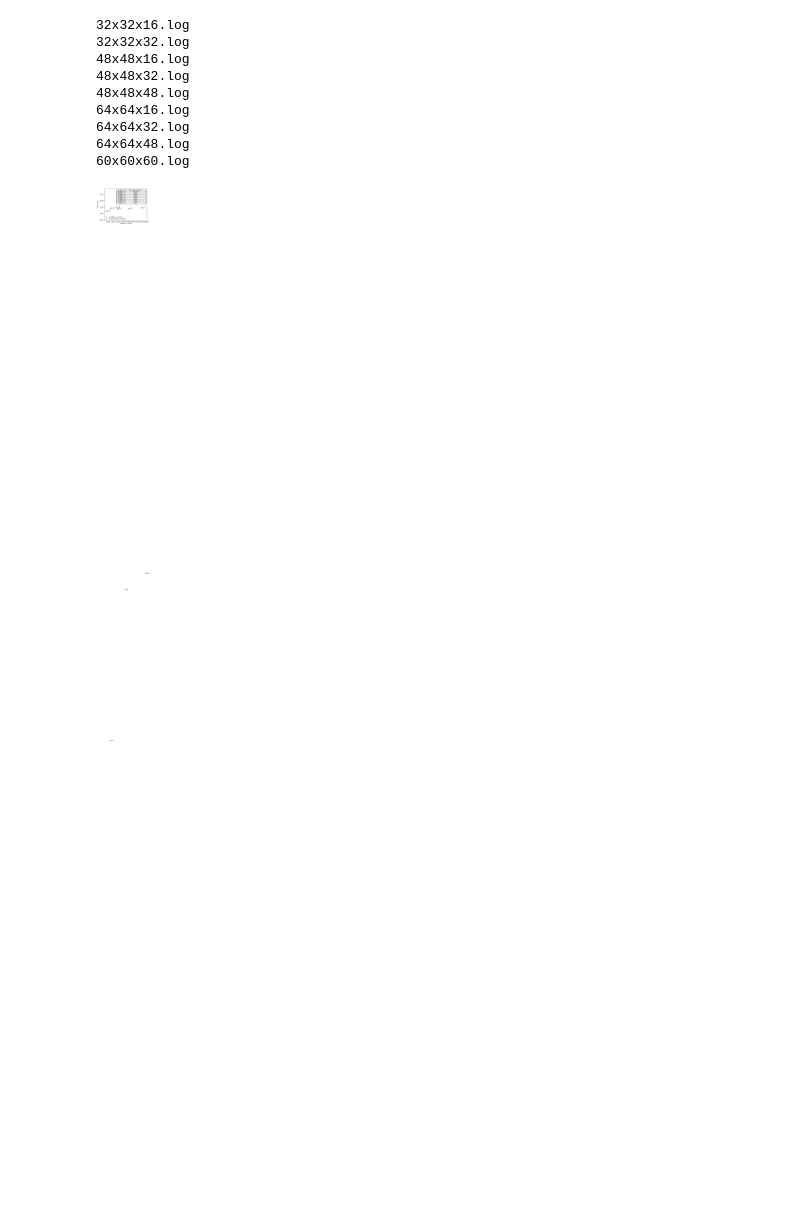
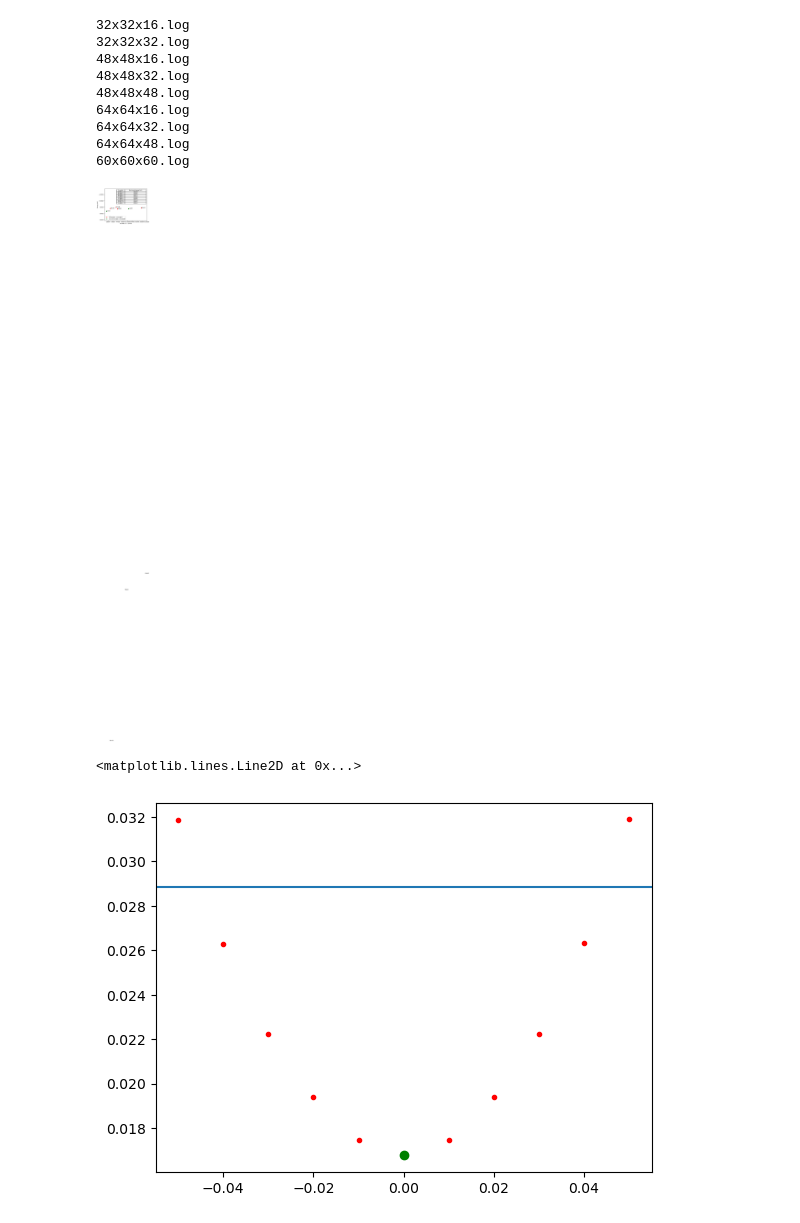
Before and after one commit to juanpulgarin/Black_P, a Jupyter notebook: Black_P_Excitons/Converge_Energies_k.ipynb, the cells around one changed output. Drawn from its saved outputs; the diff is of its cells as text; code cells hidden in the pictures; blank space fills up the shorter version.

```diff
--- a/Black_P_Excitons/Converge_Energies_k.ipynb
+++ b/Black_P_Excitons/Converge_Energies_k.ipynb
@@ -100,0 +110,47 @@ plt.savefig("figura0.png")
+# %%
+nkx=48
+nky=48
+nkz=48
+name_Exciton_energy = str(nkx)+'x'+str(nky)+'x'+str(nkz)+'.log'
+result = subprocess.run(['bash','./log_Hqpgw_new/read.sh', './log_Hqpgw_new/'+name_Exciton_energy, 'E(1)', "1"],capture_output=True,text=True)
+E_exciton = float(result.stdout.strip())
+# %%
+direccion = 'kx'
+zero = '0.00'
+aceptadosp = []
+aceptadosm = []
+
+
+for dd_pp in range(len(Dp)):
+
+        if direccion =='kx':
+            name = 'px'+str(Dp[dd_pp])+'_py'+zero+'_pz'+zero+'.log'
+        if direccion =='ky':
+            name = 'px'+zero+'_py'+str(Dp[dd_pp])+'_pz'+zero+'.log'
+        if direccion =='kz':
+            name = 'px'+zero+'_py'+zero+'_pz'+str(Dp[dd_pp])+'.log'
+
+        result = subprocess.run(['bash','./log_Hqpgw_new/read.sh', './log_Hqpgw_plus_new/'+name, 'E(1)', '1'],capture_output=True,text=True)
+        aceptadosp.append(float(result.stdout.strip()))
+aceptadosp = np.array(aceptadosp)
+
+for dd_mm in range(len(Dm)):
+
+        if direccion =='kx':
+            name = 'px'+str(Dm[dd_mm])+'_py'+zero+'_pz'+zero+'.log'
+        if direccion =='ky':
+            name = 'px'+zero+'_py'+str(Dm[dd_mm])+'_pz'+zero+'.log'
+        if direccion =='kz':
+            name = 'px'+zero+'_py'+zero+'_pz'+str(Dm[dd_mm])+'.log'
+
+        result = subprocess.run(['bash','./log_Hqpgw_new/read.sh', './log_Hqpgw_minus_new/'+name, 'E(1)', '1'],capture_output=True,text=True)
+        aceptadosm.append(float(result.stdout.strip()))
+aceptadosm = np.array(aceptadosm)
+# %%
+plt.plot(Dp,aceptadosp+E_valence,'.',color='red')
+plt.plot(Dm,aceptadosm+E_valence,'.',color='red')
+plt.plot([0.0],[E_exciton+E_valence],'o',color='green')
+plt.axhline(y=E_conduction)
+# %% [output]
+<matplotlib.lines.Line2D at 0x...>
+[figure, added]
```
Also changed, not shown: parts of 4 cells of this notebook, 3 other files.
